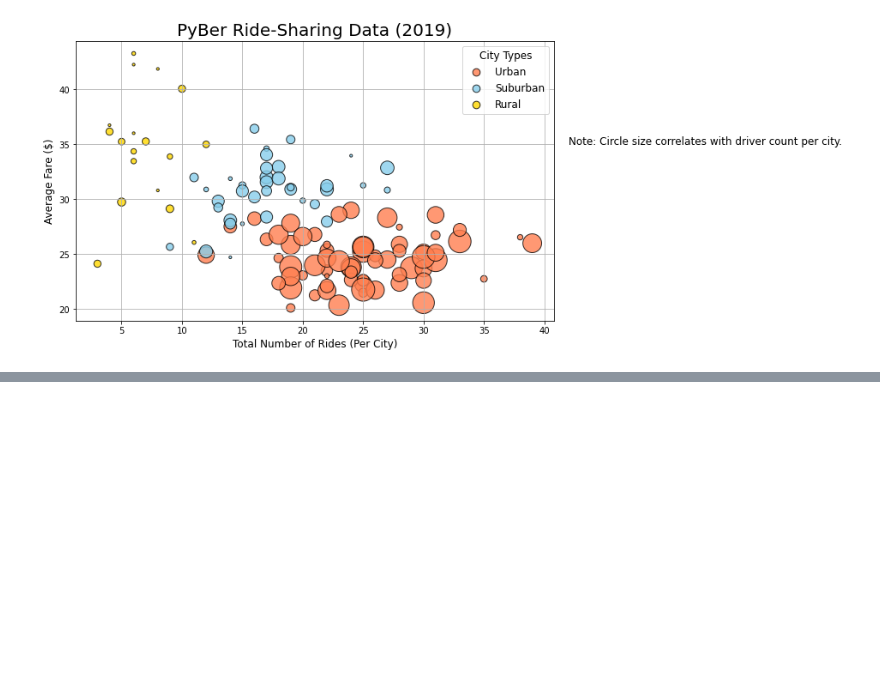
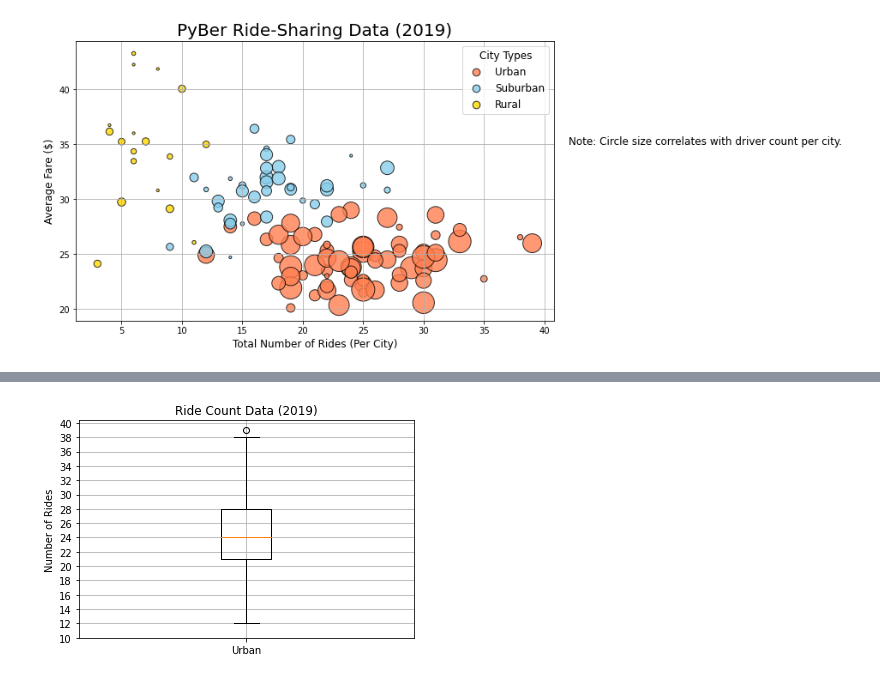
Before and after one commit to Faieee/PyBer_Analysis, a Jupyter notebook: PyBer.ipynb, the cells around one changed output, grey strips where cells are left out. Drawn from its saved outputs; the diff is of its cells as text; code cells hidden in the pictures; blank space fills up the shorter version.

Commit message:
all scatter plots

```diff
--- a/PyBer.ipynb
+++ b/PyBer.ipynb
@@ -241,0 +326,11 @@ plt.savefig("Analysis/Fig1.png")
+# %%
+# create box-and-whisker plot for urban ride count
+
+x_labels = ['Urban']
+plt.boxplot(urbanRideCount, labels=x_labels)
+plt.title('Ride Count Data (2019)')
+plt.ylabel('Number of Rides')
+plt.yticks(np.arange(10, 41, step=2.0))
+plt.grid()
+# %% [output]
+[figure, added]
```
Also changed, not shown: parts of 7 cells of this notebook, 3 other files.
